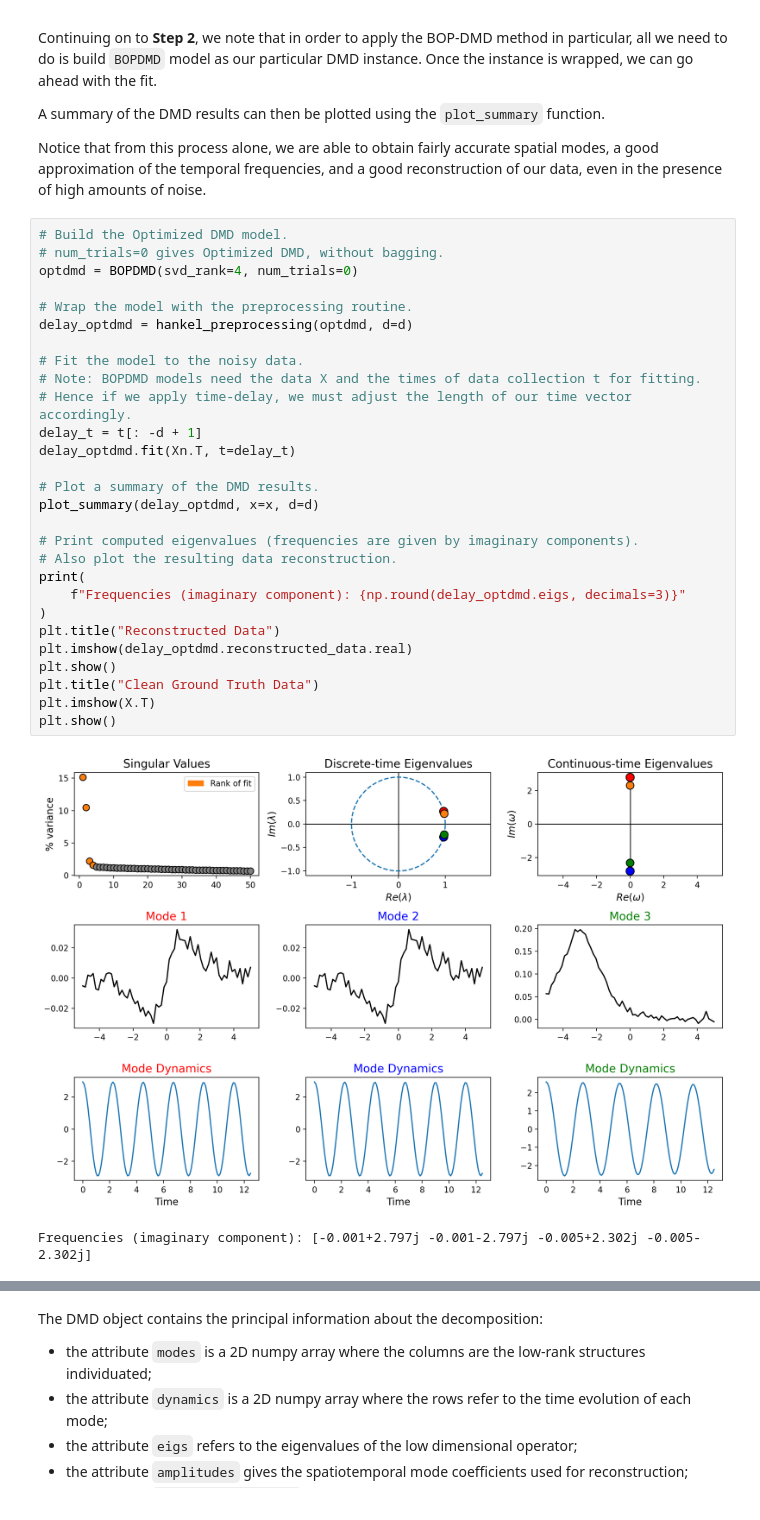
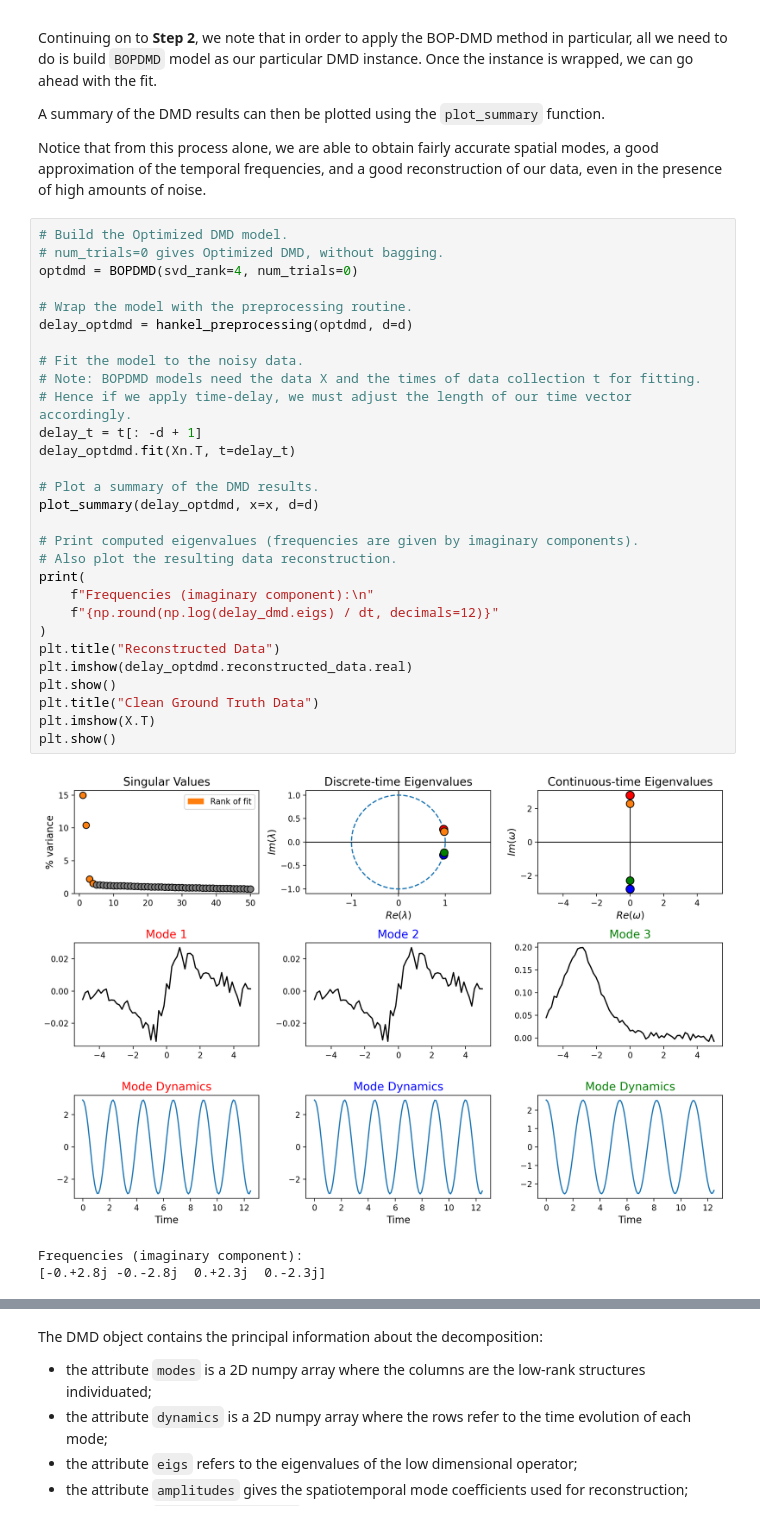
Before and after one commit to stephendyoung/MAE_5020_Spring_2025, a Jupyter notebook: 05_06_PyDMD_01.ipynb, the cells around one changed output, grey strips where cells are left out. Cells and saved outputs as stored; diff of their text form.

```diff
--- a/05_06_PyDMD_01.ipynb
+++ b/05_06_PyDMD_01.ipynb
@@ -183,34 +183,36 @@ Notice that from this process alone, we are able to obtain fairly accurate spati
 # %%
 # Build the Optimized DMD model.
 # num_trials=0 gives Optimized DMD, without bagging.
 optdmd = BOPDMD(svd_rank=4, num_trials=0)
 
 # Wrap the model with the preprocessing routine.
 delay_optdmd = hankel_preprocessing(optdmd, d=d)
 
 # Fit the model to the noisy data.
 # Note: BOPDMD models need the data X and the times of data collection t for fitting.
 # Hence if we apply time-delay, we must adjust the length of our time vector accordingly.
 delay_t = t[: -d + 1]
 delay_optdmd.fit(Xn.T, t=delay_t)
 
 # Plot a summary of the DMD results.
 plot_summary(delay_optdmd, x=x, d=d)
 
 # Print computed eigenvalues (frequencies are given by imaginary components).
 # Also plot the resulting data reconstruction.
 print(
-    f"Frequencies (imaginary component): {np.round(delay_optdmd.eigs, decimals=3)}"
+    f"Frequencies (imaginary component):\n"
+    f"{np.round(np.log(delay_dmd.eigs) / dt, decimals=12)}"
 )
 plt.title("Reconstructed Data")
 plt.imshow(delay_optdmd.reconstructed_data.real)
 plt.show()
 plt.title("Clean Ground Truth Data")
 plt.imshow(X.T)
 plt.show()
 # %% [output]
-[figure, old version]
+[figure, new version]
-Frequencies (imaginary component): [-0.001+2.797j -0.001-2.797j -0.005+2.302j -0.005-2.302j]
+Frequencies (imaginary component):
+[-0.+2.8j -0.-2.8j  0.+2.3j  0.-2.3j]
 [figure]
 [figure]
 # %% [markdown]
```
Also changed, not shown: parts of 6 cells of this notebook.
